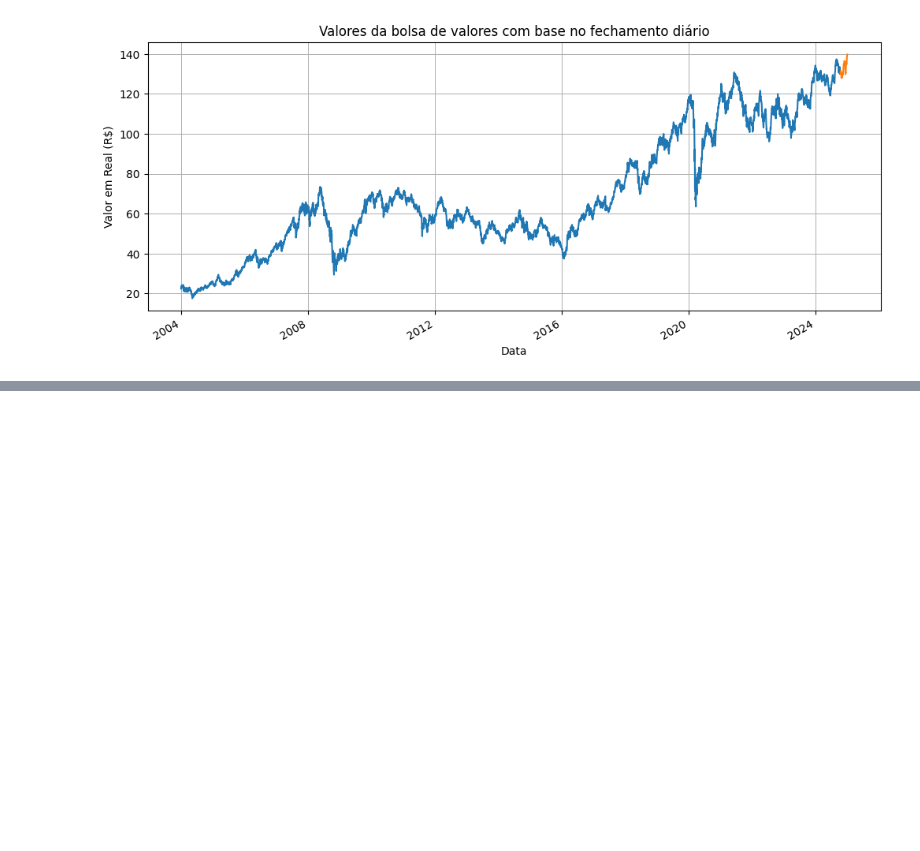
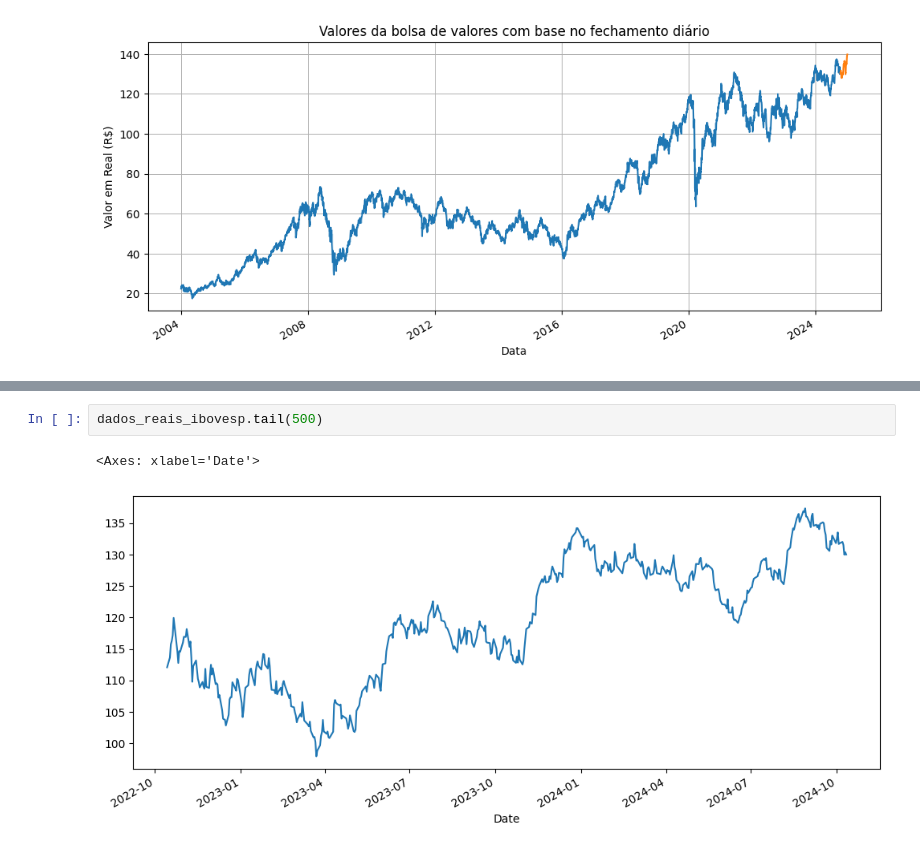
Before and after one commit to willdevsp/fiap-tech-challenge-pos-tech-data-analytics, a Jupyter notebook: Fase2/tech-challenger-bolsa-valores.ipynb, the cells around one changed output, grey strips where cells are left out. Saved outputs shown, nothing was run; the diff lists cells and outputs as text; blank space fills up the shorter version.

```diff
--- a/Fase2/tech-challenger-bolsa-valores.ipynb
+++ b/Fase2/tech-challenger-bolsa-valores.ipynb
@@ -1895 +1869,6 @@ plotarSerie(serie_previsao)
+# %%
+dados_reais_ibovesp.tail(500)
+# %% [output]
+<Axes: xlabel='Date'>
+[figure, added]
 # %%
```
Also changed, not shown: parts of 7 cells of this notebook.
